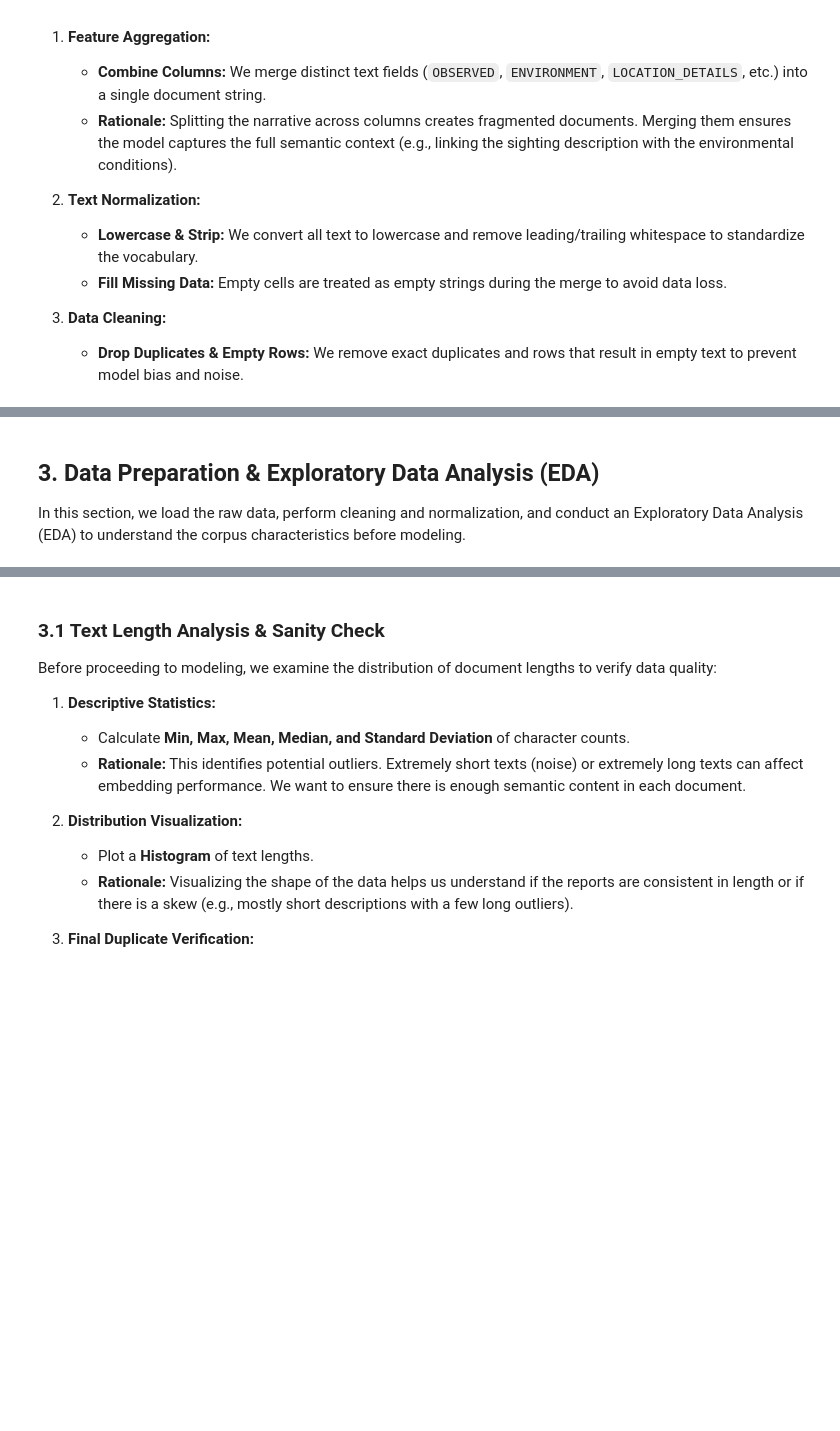
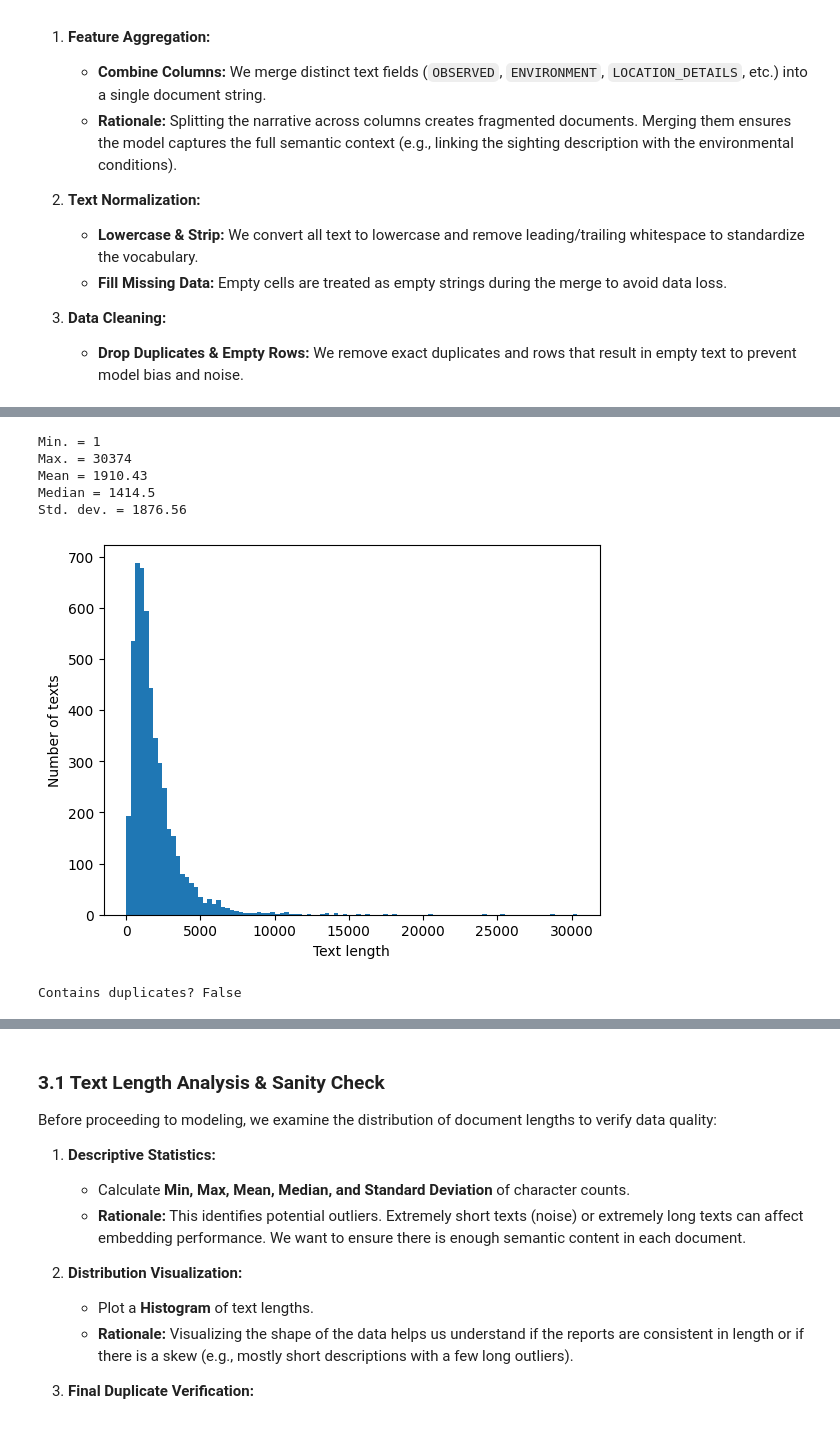
Before and after one commit to WojciechHrycenko/TopicModeling, a Jupyter notebook: Topic_Modeling_Hrycenko.ipynb, the cells around one changed output, grey strips where cells are left out. Drawn from its saved outputs; the diff is of its cells as text; code cells hidden in the pictures; blank space fills up the shorter version.

```diff
--- a/Topic_Modeling_Hrycenko.ipynb
+++ b/Topic_Modeling_Hrycenko.ipynb
@@ -100,5 +130,53 @@ Loaded 5017 unique documents.
 Sample document:
 i was canoeing on the sipsey river in alabama. it was dusk as i was pulling out of the river and i was trying to hurry to get all my gear in the car before it got dark as it was about a 60 yard walk u ...
-# %% [markdown]
-## 3. Data Preparation & Exploratory Data Analysis (EDA)
-In this section, we load the raw data, perform cleaning and normalization, and conduct an Exploratory Data Analysis (EDA) to understand the corpus characteristics before modeling.
+# %%
+
+texts_lengths = [len(text) for text in docs]  # get the length of each text
+
+
+
+# basic descriptive statistics of the texts length
+
+print("Min. =", np.round(min(texts_lengths),2))                     # minimum length
+
+print("Max. =", np.round(max(texts_lengths),2))                     # maximum length
+
+print("Mean =", np.round(statistics.mean(texts_lengths),2))         # average length
+
+print("Median =", np.round(statistics.median(texts_lengths),2))     # median length
+
+print("Std. dev. =", np.round(statistics.stdev(texts_lengths),2))   # standard deviation
+
+
+
+# most importantly: there are no empty documents; the shortest are 3/4 of the A4 page
+
+
+
+# plot a histogram of text lengths
+
+plt.hist(texts_lengths, bins=100)
+
+plt.xlabel('Text length')
+
+plt.ylabel('Number of texts')
+
+plt.show()
+
+
+
+
+
+# we should always check for duplicates; here there is no such an issue
+
+has_duplicates = len(docs) != len(set(docs))
+
+print("Contains duplicates?", has_duplicates)
+# %% [output]
+Min. = 1
+Max. = 30374
+Mean = 1910.43
+Median = 1414.5
+Std. dev. = 1876.56
+[figure, added]
+Contains duplicates? False
```
Also changed, not shown: parts of 28 cells of this notebook.
